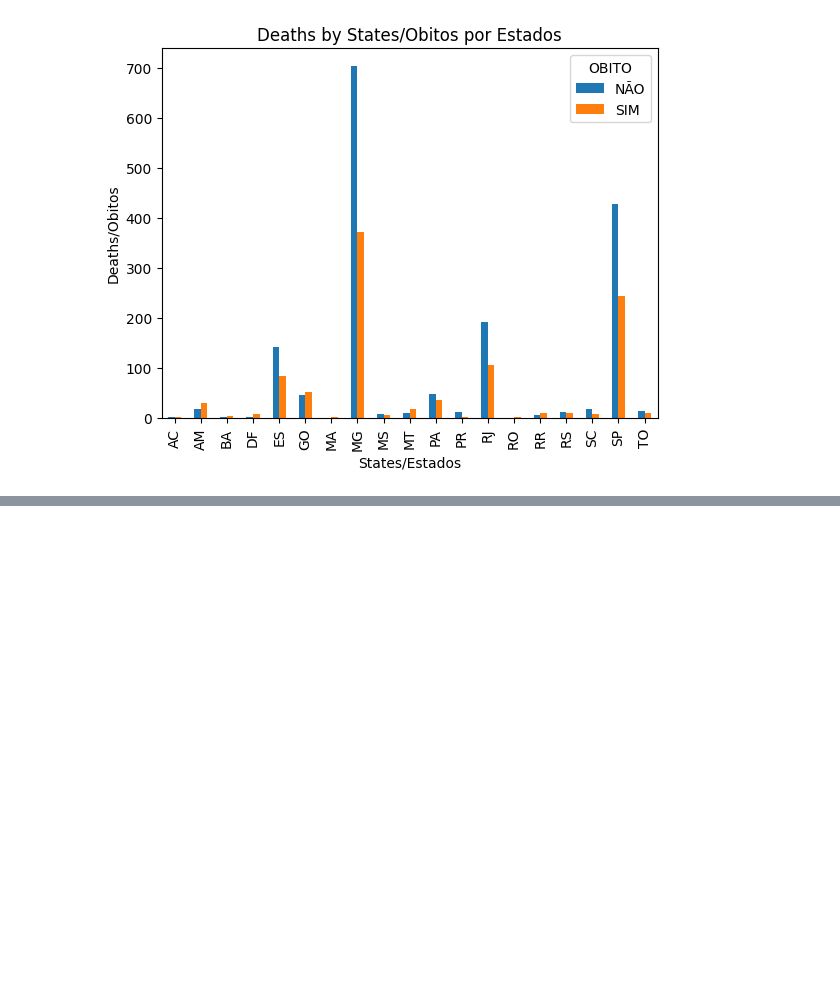
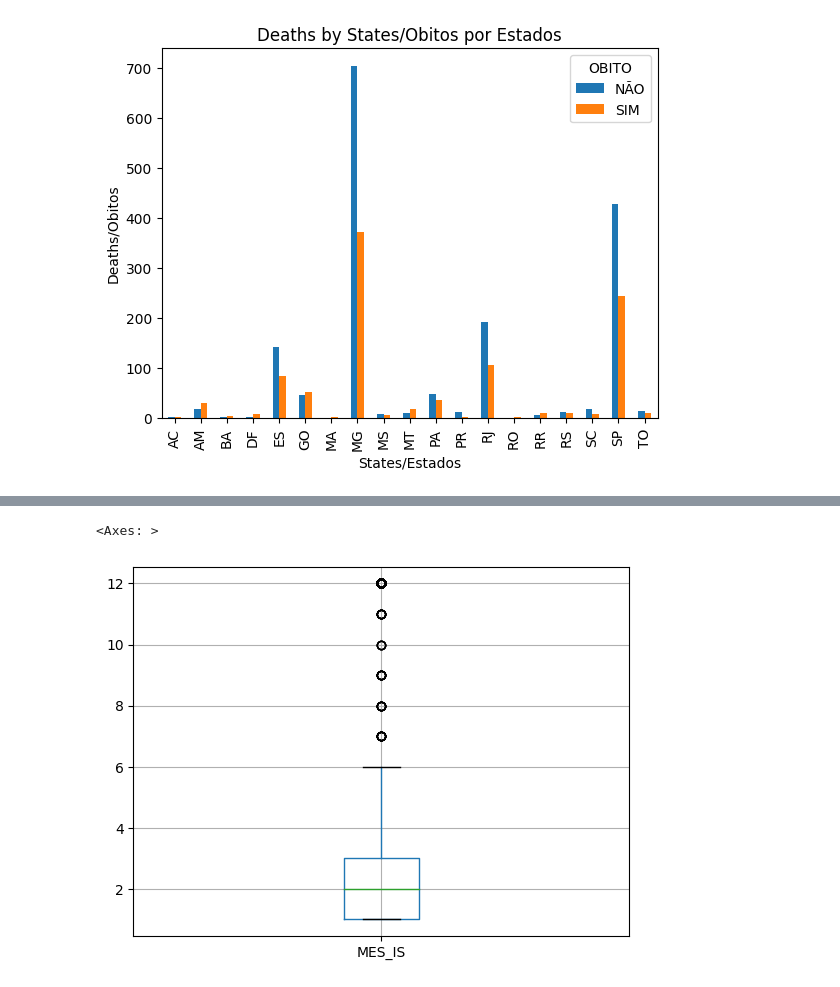
Before and after one commit to Muniz97/Yellow-fever-Febre-Amarela, a Jupyter notebook: 2 - Statistic/Yellow_Fever_Statistic.ipynb, the cells around one changed output, grey strips where cells are left out. Cells and saved outputs as stored; diff of their text form; code cells hidden in the pictures; blank space fills up the shorter version.

```diff
--- a/2 - Statistic/Yellow_Fever_Statistic.ipynb
+++ b/2 - Statistic/Yellow_Fever_Statistic.ipynb
@@ -160,0 +176,5 @@ Text(0, 0.5, 'Deaths/Obitos')
+# %%
+dados[['MES_IS']].boxplot()
+# %% [output]
+<Axes: >
+[figure, added]
```
Also changed, not shown: parts of 8 cells of this notebook.
